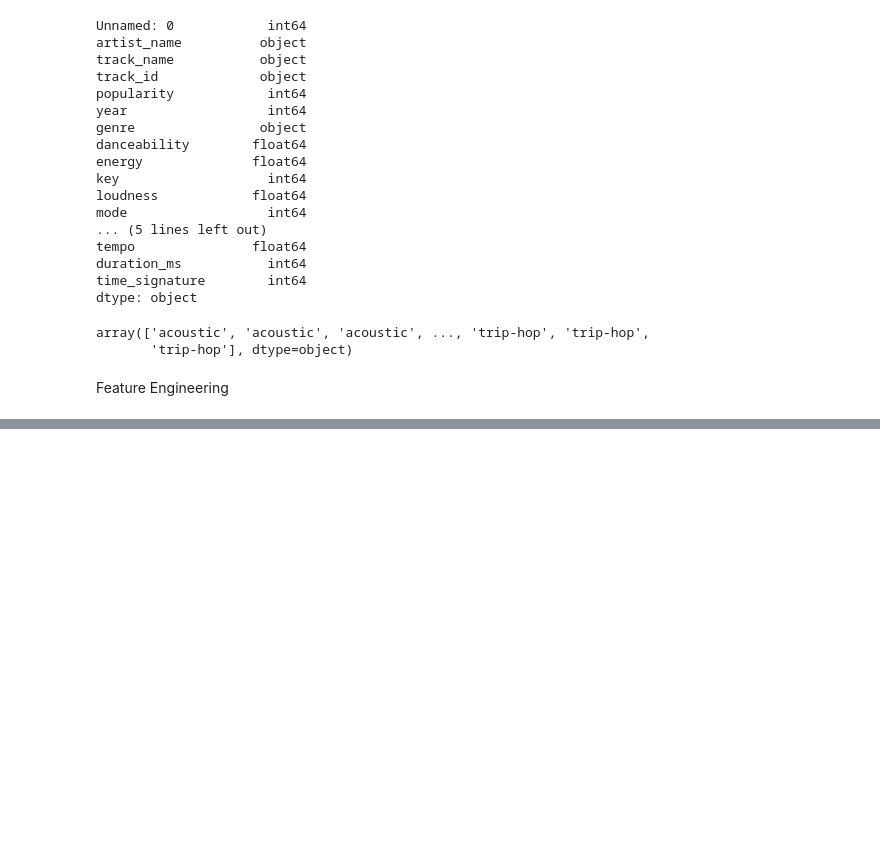
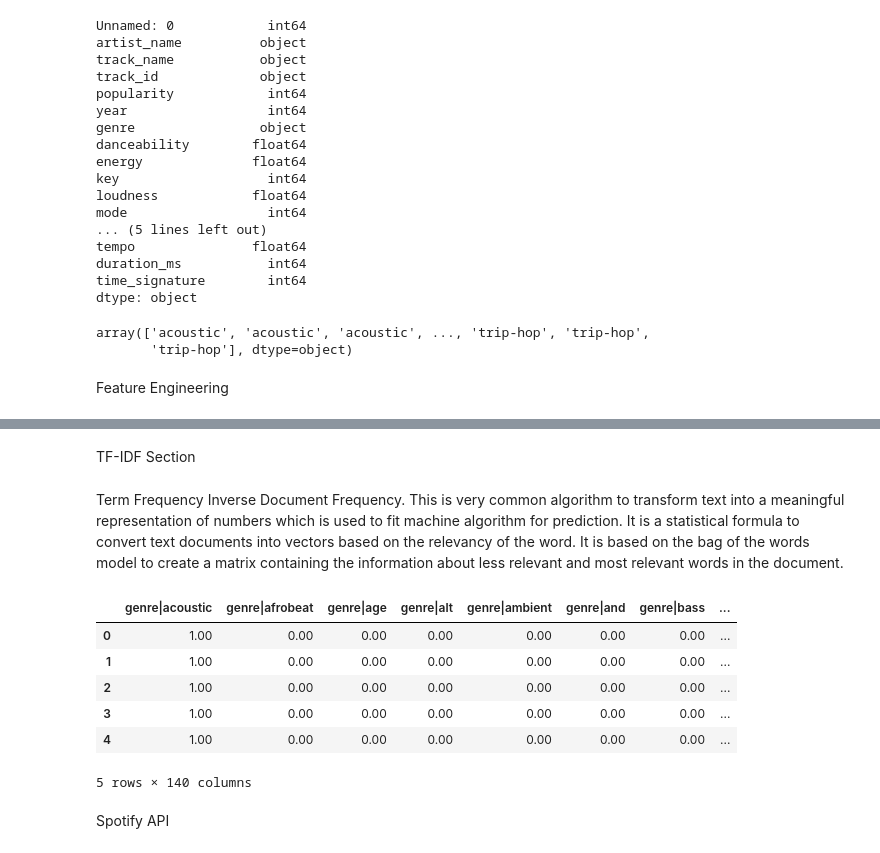
Before and after one commit to estefysc/music_recommender_system, a Jupyter notebook: recommender.ipynb, the cells around one changed output, grey strips where cells are left out. Saved outputs shown, nothing was run; the diff lists cells and outputs as text; code cells hidden in the pictures; blank space fills up the shorter version.

```diff
--- a/recommender.ipynb
+++ b/recommender.ipynb
@@ -70,0 +140,3 @@ spotify_df.tail()
+# %%
+spotify_df['artist_name'] = spotify_df['artist_name'].apply(lambda d: d if isinstance(d, str) else '')
+spotify_df['track_name'] = spotify_df['track_name'].apply(lambda d: d if isinstance(d, str) else '')
@@ -70,0 +170,23 @@ spotify_df.tail()
+# %%
+def create_one_hot_encoded_features(df, column, new_name):
+    """
+    Create One Hot Encoded features of a specific column
+
+    Parameters:
+        df (pandas dataframe): Spotify Dataframe
+        column (str): Column to be processed
+        new_name (str): new column name to be used
+
+    Returns:
+        tf_df: One hot encoded features
+    """
+
+    transformed_df = pd.get_dummies(df[column])
+    feature_names = transformed_df.columns
+    transformed_df.columns = [new_name + "|" + str(i) for i in feature_names]
+    transformed_df.reset_index(drop = True, inplace = True)
+    return transformed_df
+# %% [markdown]
+TF-IDF Section
+# %% [markdown]
+Term Frequency Inverse Document Frequency. This is very common algorithm to transform text into a meaningful representation of numbers which is used to fit machine algorithm for prediction. It is a statistical formula to convert text documents into vectors based on the relevancy of the word. It is based on the bag of the words model to create a matrix containing the information about less relevant and most relevant words in the document.
@@ -70,0 +237,14 @@ spotify_df.tail()
+# %%
+complete_feature_set = create_feature_set(spotify_df, float_cols = float_cols)
+# %%
+complete_feature_set.head()
+# %% [output]
+|  | genre|acoustic | genre|afrobeat | genre|age | genre|alt | genre|ambient | genre|and | genre|bass | ... |
+| 0 | 1.00 | 0.00 | 0.00 | 0.00 | 0.00 | 0.00 | 0.00 | ... |
+| 1 | 1.00 | 0.00 | 0.00 | 0.00 | 0.00 | 0.00 | 0.00 | ... |
+| 2 | 1.00 | 0.00 | 0.00 | 0.00 | 0.00 | 0.00 | 0.00 | ... |
+| 3 | 1.00 | 0.00 | 0.00 | 0.00 | 0.00 | 0.00 | 0.00 | ... |
+| 4 | 1.00 | 0.00 | 0.00 | 0.00 | 0.00 | 0.00 | 0.00 | ... |
+5 rows × 140 columns
+# %% [markdown]
+Spotify API
```
Also changed, not shown: parts of 12 cells of this notebook.
